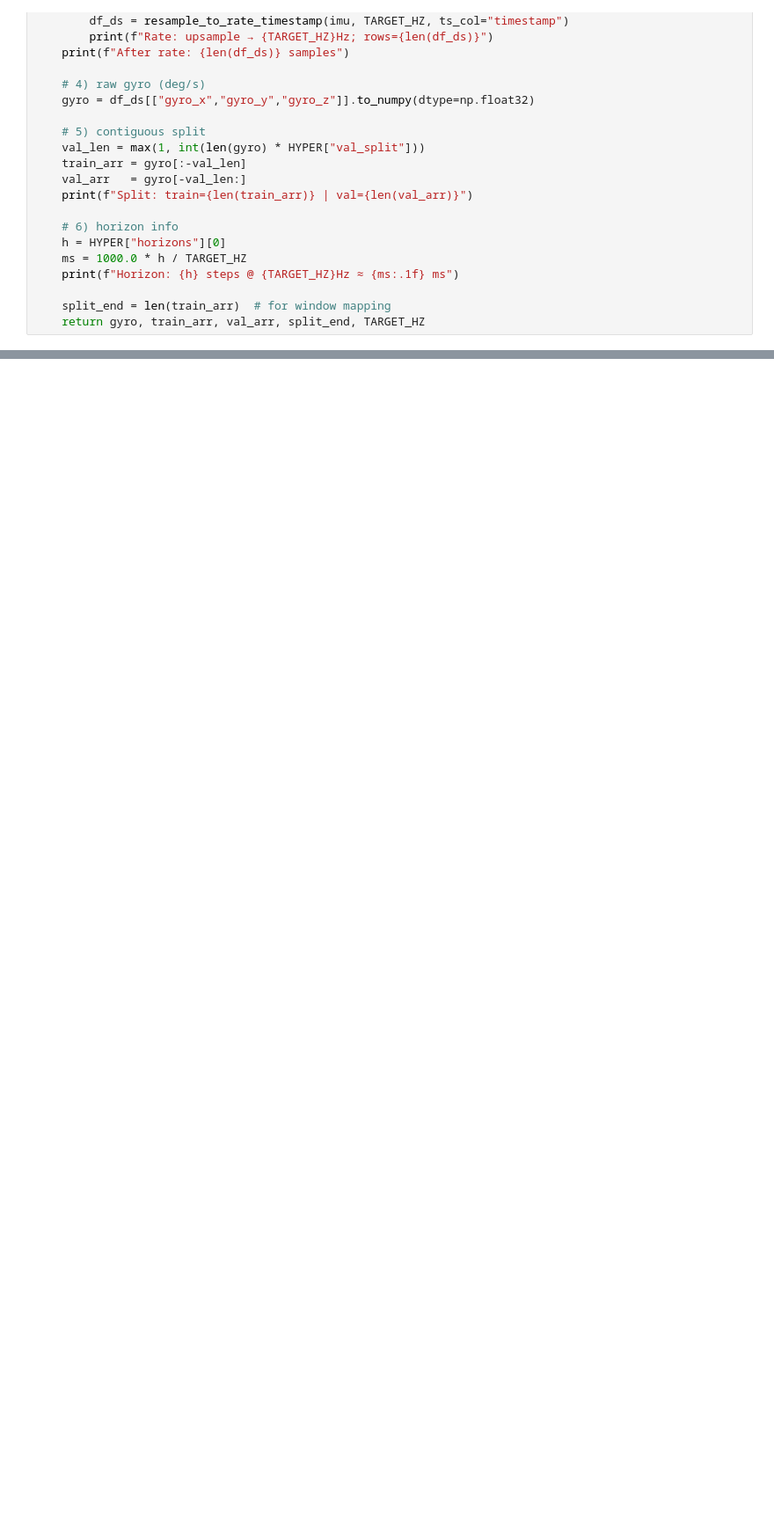
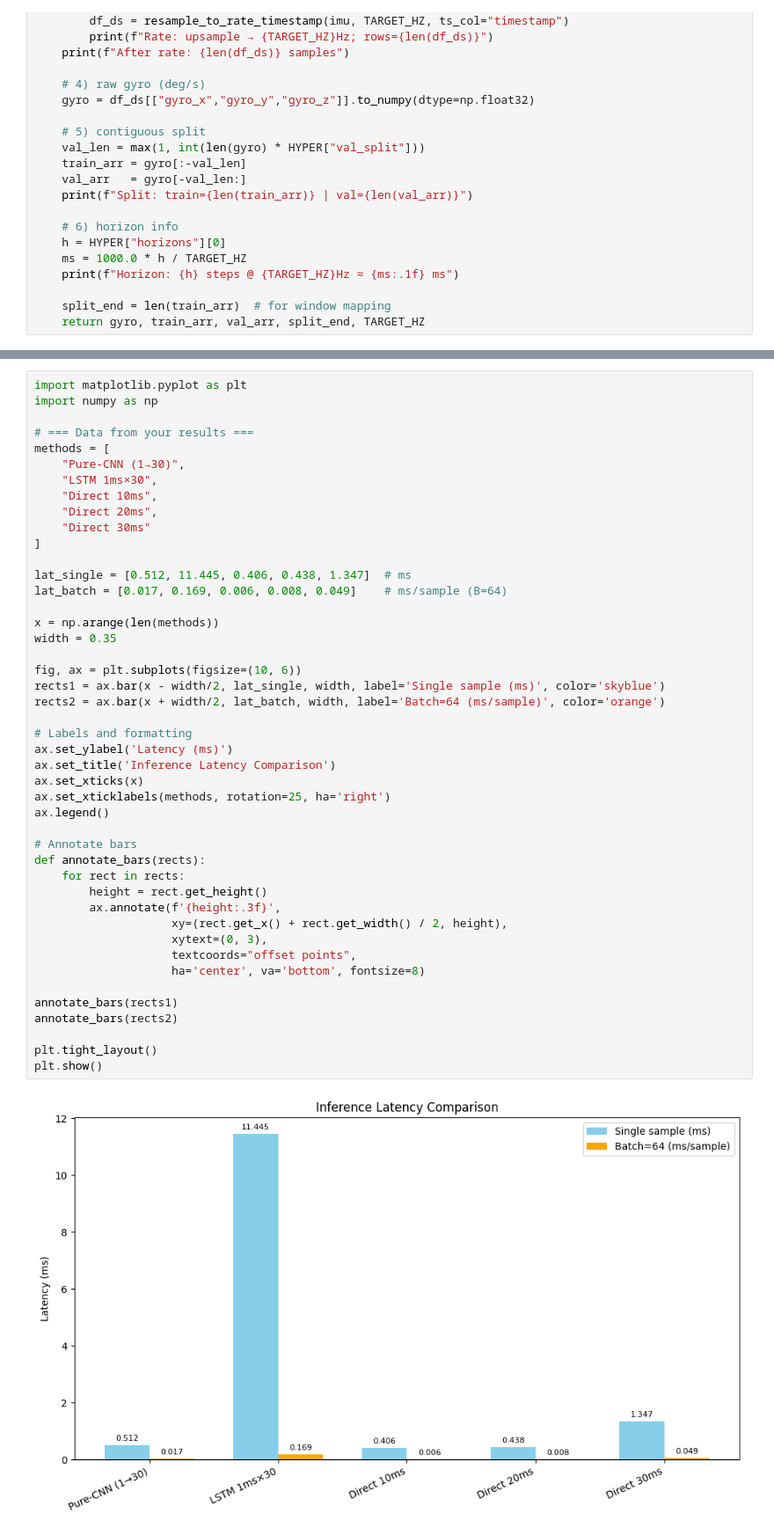
Before and after one commit to omer2345/Multi-Horizon-IMU-predction, a Jupyter notebook: MultiHorizonPrediction.ipynb, the cells around one changed output, grey strips where cells are left out. Shown at 88% size. Drawn from its saved outputs; the diff is of its cells as text; blank space fills up the shorter version.

```diff
--- a/MultiHorizonPrediction.ipynb
+++ b/MultiHorizonPrediction.ipynb
@@ -696,0 +2064,47 @@ plt.tight_layout(); plt.show()
+# %%
+import matplotlib.pyplot as plt
+import numpy as np
+
+# === Data from your results ===
+methods = [
+    "Pure-CNN (1→30)",
+    "LSTM 1ms×30",
+    "Direct 10ms",
+    "Direct 20ms",
+    "Direct 30ms"
+]
+
+lat_single = [0.512, 11.445, 0.406, 0.438, 1.347]  # ms
+lat_batch = [0.017, 0.169, 0.006, 0.008, 0.049]    # ms/sample (B=64)
+
+x = np.arange(len(methods))
+width = 0.35
+
+fig, ax = plt.subplots(figsize=(10, 6))
+rects1 = ax.bar(x - width/2, lat_single, width, label='Single sample (ms)', color='skyblue')
+rects2 = ax.bar(x + width/2, lat_batch, width, label='Batch=64 (ms/sample)', color='orange')
+
+# Labels and formatting
+ax.set_ylabel('Latency (ms)')
+ax.set_title('Inference Latency Comparison')
+ax.set_xticks(x)
+ax.set_xticklabels(methods, rotation=25, ha='right')
+ax.legend()
+
+# Annotate bars
+def annotate_bars(rects):
+    for rect in rects:
+        height = rect.get_height()
+        ax.annotate(f'{height:.3f}',
+                    xy=(rect.get_x() + rect.get_width() / 2, height),
+                    xytext=(0, 3),
+                    textcoords="offset points",
+                    ha='center', va='bottom', fontsize=8)
+
+annotate_bars(rects1)
+annotate_bars(rects2)
+
+plt.tight_layout()
+plt.show()
+# %% [output]
+[figure, added]
```
Also changed, not shown: parts of 19 cells of this notebook.
